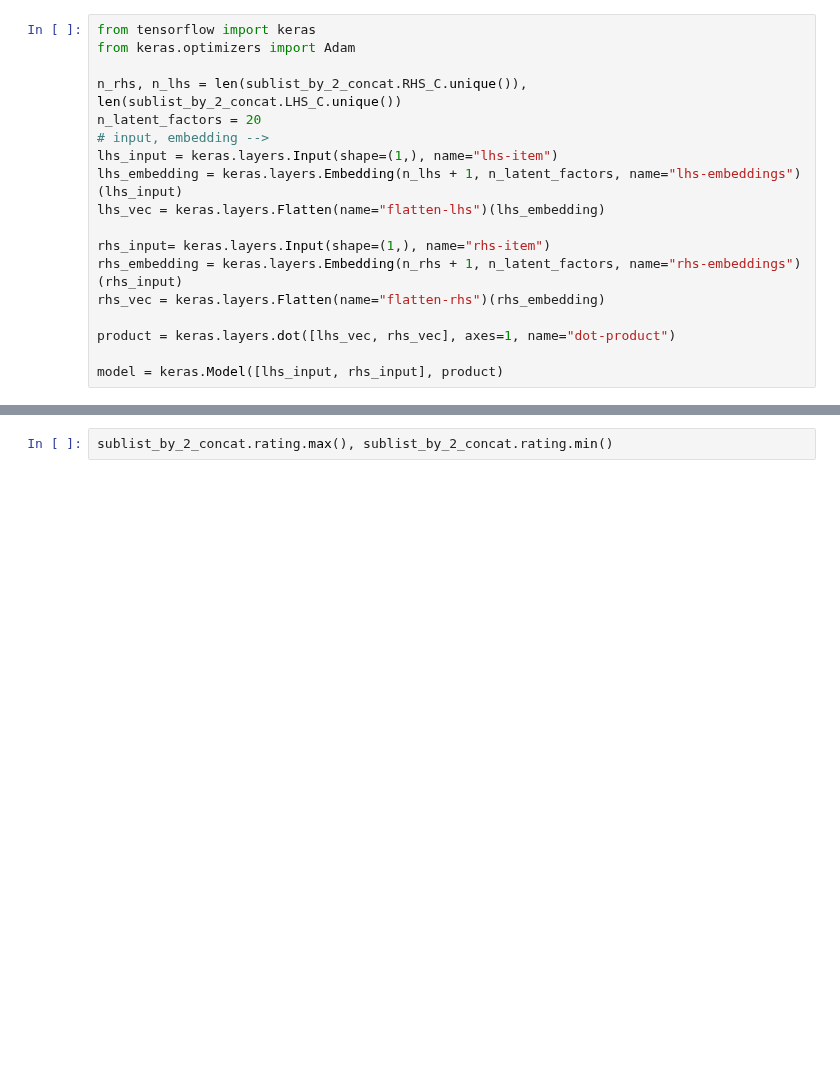
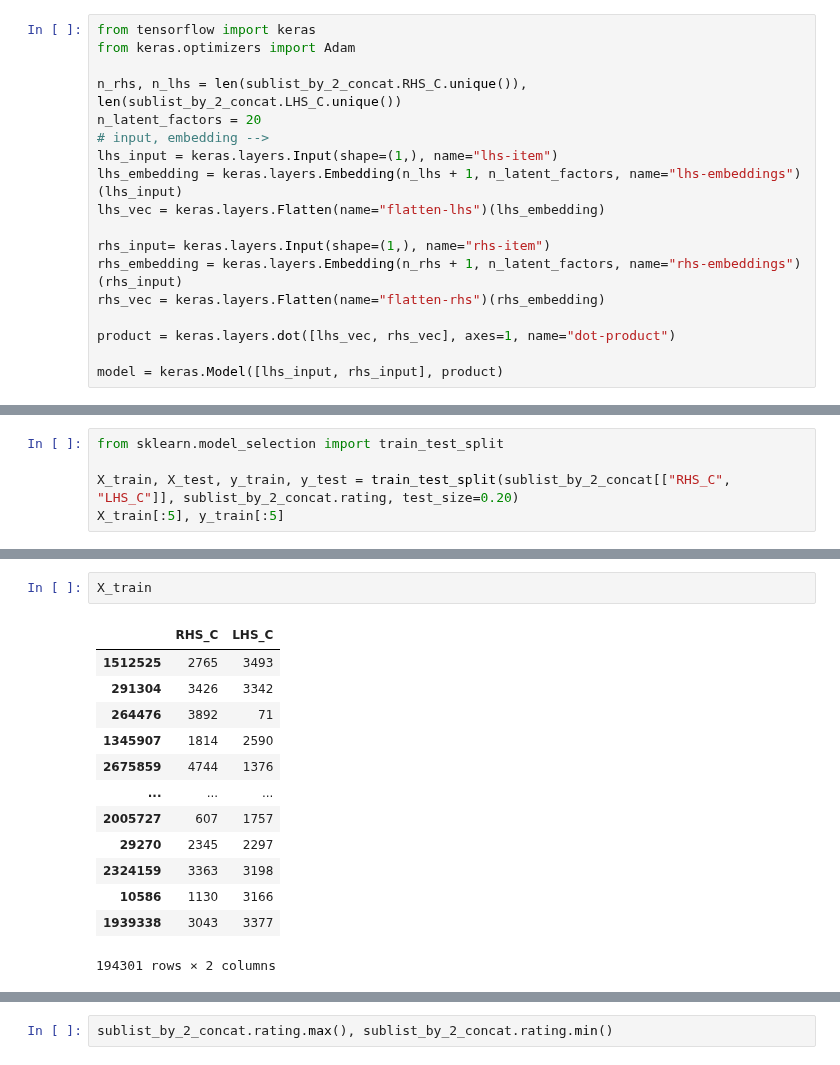
Before and after one commit to melihkacaman/Option-Matrix-Factorization, a Jupyter notebook: notebooks/03. Model Creation.ipynb, the cells around one changed output, grey strips where cells are left out. Drawn from its saved outputs; the diff is of its cells as text; blank space fills up the shorter version.

Commit message:
MF test dataset handling

```diff
--- a/notebooks/03. Model Creation.ipynb
+++ b/notebooks/03. Model Creation.ipynb
@@ -408,0 +383,5 @@ Epoch 100/100
+# %%
+from sklearn.model_selection import train_test_split
+
+X_train, X_test, y_train, y_test = train_test_split(sublist_by_2_concat[["RHS_C", "LHS_C"]], sublist_by_2_concat.rating, test_size=0.20)
+X_train[:5], y_train[:5]
@@ -408,0 +412,16 @@ Epoch 100/100
+# %%
+X_train
+# %% [output]
+|  | RHS_C | LHS_C |
+| 1512525 | 2765 | 3493 |
+| 291304 | 3426 | 3342 |
+| 264476 | 3892 | 71 |
+| 1345907 | 1814 | 2590 |
+| 2675859 | 4744 | 1376 |
+| ... | ... | ... |
+| 2005727 | 607 | 1757 |
+| 29270 | 2345 | 2297 |
+| 2324159 | 3363 | 3198 |
+| 10586 | 1130 | 3166 |
+| 1939338 | 3043 | 3377 |
+194301 rows × 2 columns
```
Also changed, not shown: parts of 15 cells of this notebook.
